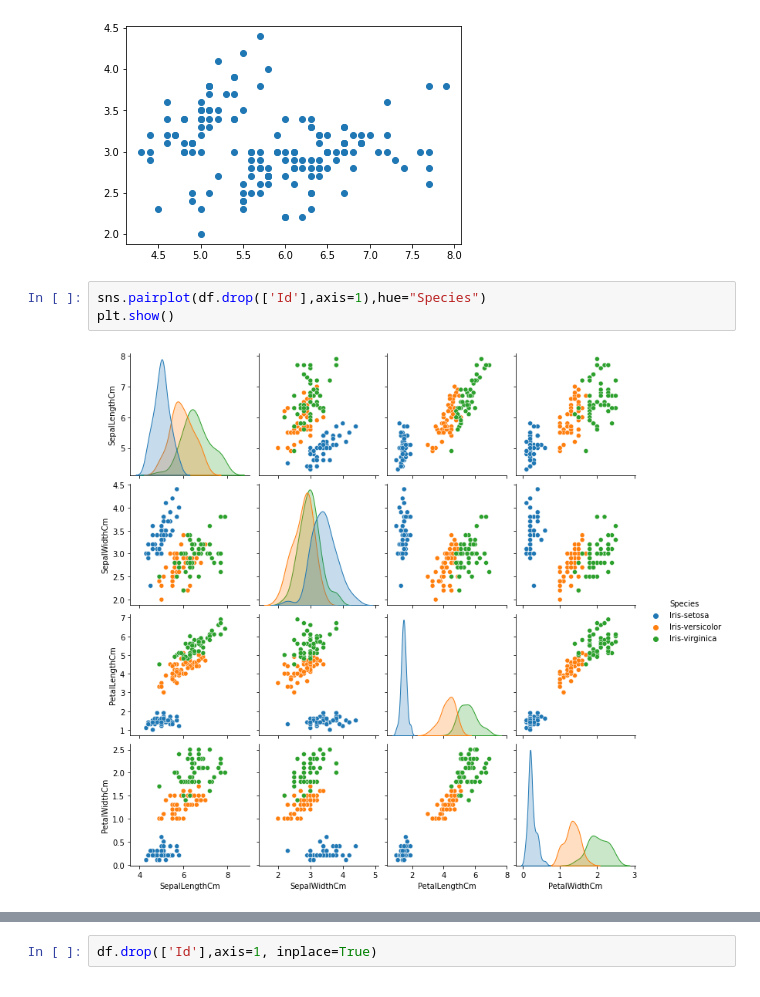
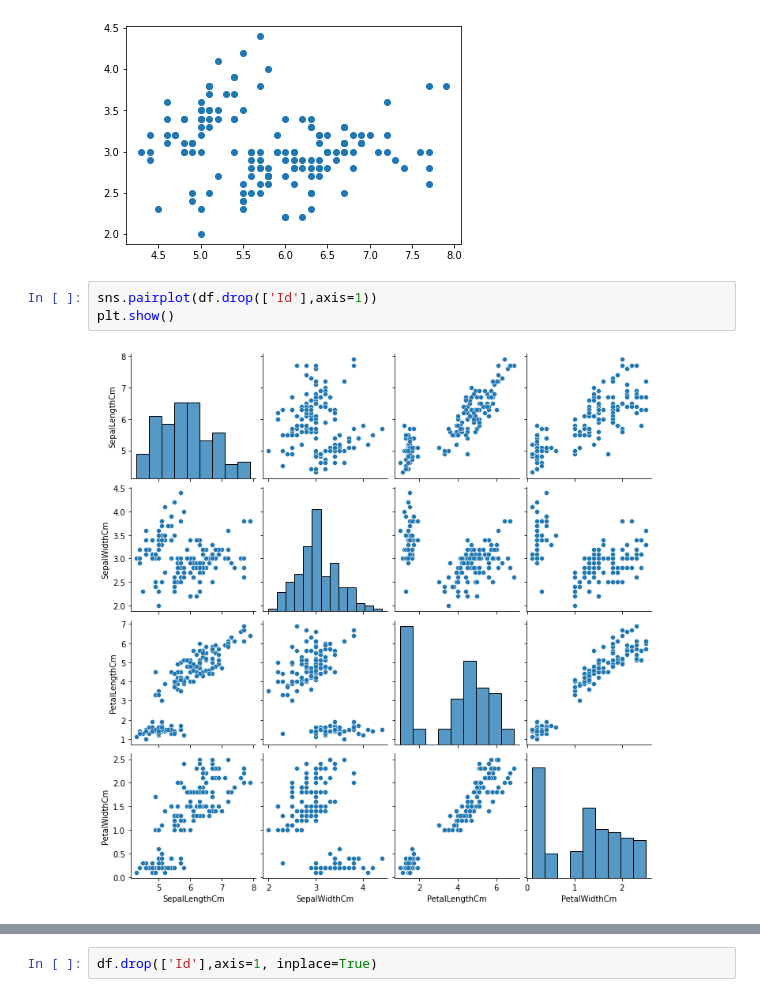
Before and after one commit to Oishi19/Iris-Classification-, a Jupyter notebook: Iris_DecisionTree.ipynb, the cells around one changed output, grey strips where cells are left out. Saved outputs shown, nothing was run; the diff lists cells and outputs as text.

```diff
--- a/Iris_DecisionTree.ipynb
+++ b/Iris_DecisionTree.ipynb
@@ -73,7 +73,7 @@ plt.show()
 # %% [output]
 [figure]
 # %%
-sns.pairplot(df.drop(['Id'],axis=1),hue="Species")
+sns.pairplot(df.drop(['Id'],axis=1))
 plt.show()
 # %% [output]
-[figure, old version]
+[figure, new version]
```
Also changed, not shown: parts of 9 cells of this notebook.
